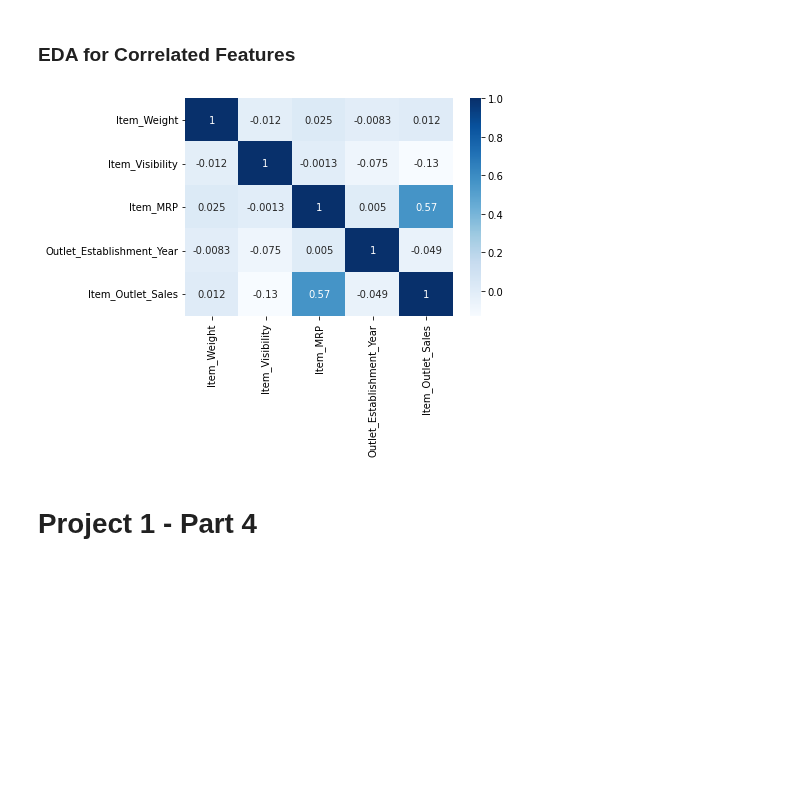
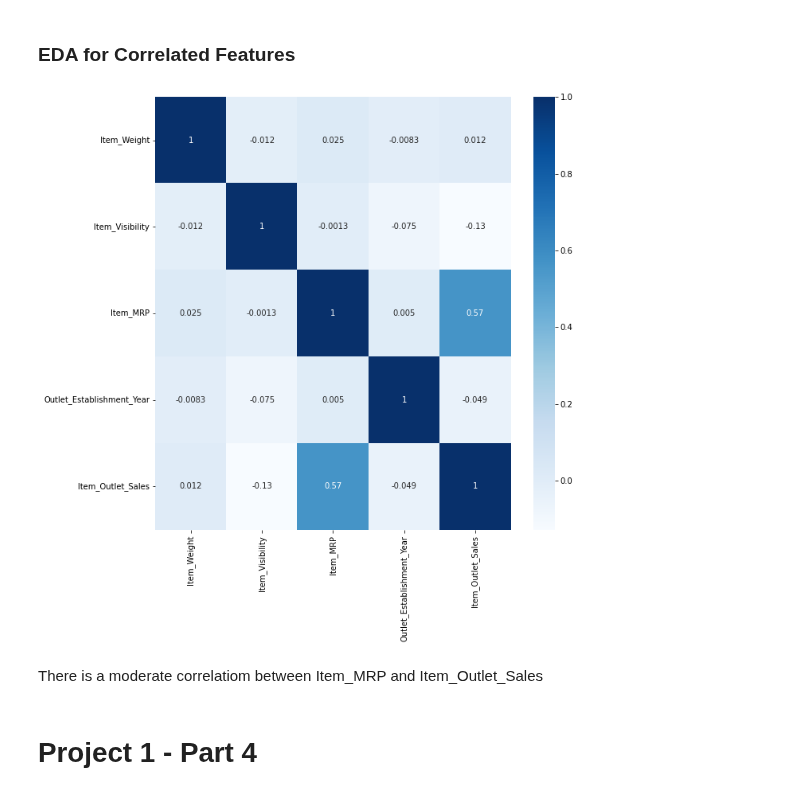
Before and after one commit to pylabview/sales-predicctions, a Jupyter notebook: DS_Sales_Predicctions.ipynb, the cells around one changed output. Saved outputs shown, nothing was run; the diff lists cells and outputs as text; code cells hidden in the pictures; blank space fills up the shorter version.

```diff
--- a/DS_Sales_Predicctions.ipynb
+++ b/DS_Sales_Predicctions.ipynb
@@ -479,9 +479,12 @@ Seafood and Starchy have higher Sales, and baking & Soft has lowest
 # %% [markdown]
 ### EDA for Correlated Features
 # %%
+plt.figure(figsize=(10,10))
 sns.heatmap(df.corr(),annot=True,cmap='Blues');
 # %% [output]
-[figure, old version]
+[figure, new version]
+# %% [markdown]
+There is a moderate correlatiom between Item_MRP and Item_Outlet_Sales
 # %% [markdown]
 # Project 1 - Part 4
 # %% [markdown]
```
